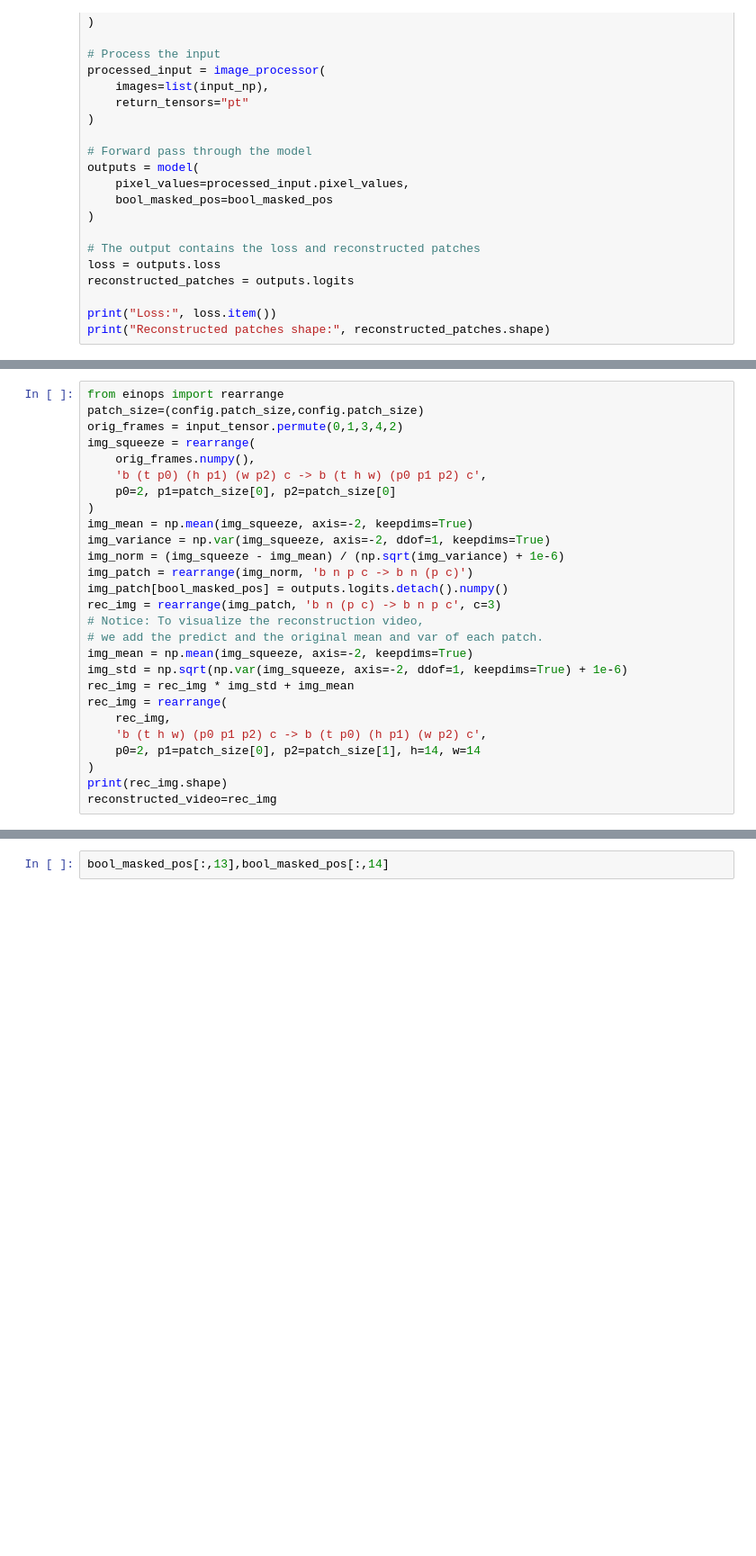
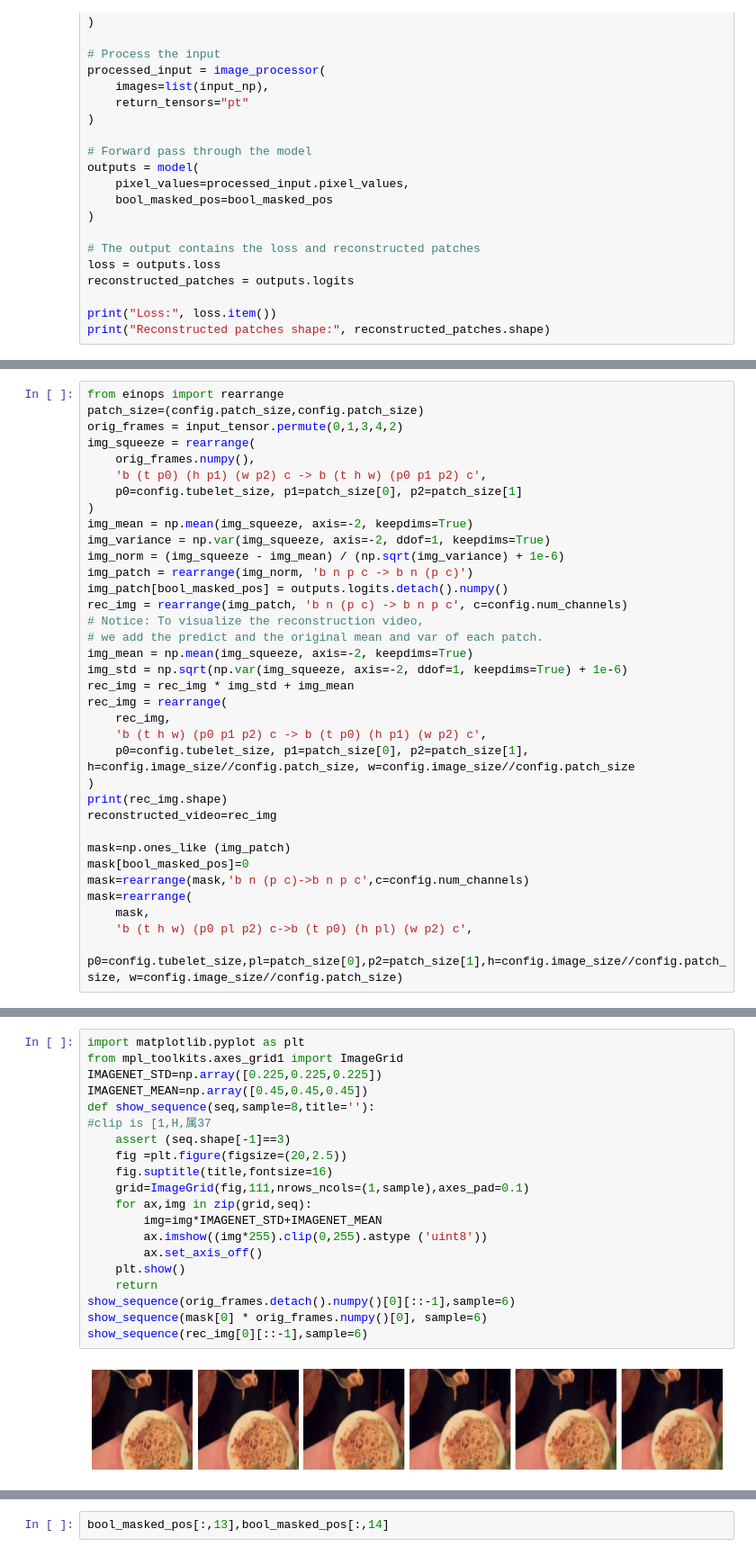
Before and after one commit to jinyuanyu/ViT2STInterp, a Jupyter notebook: VideoMAE.ipynb, the cells around one changed output, grey strips where cells are left out. Shown at 90% size. Cells and saved outputs as stored; diff of their text form; blank space fills up the shorter version.

Commit message:
can self-customize image_size

```diff
--- a/VideoMAE.ipynb
+++ b/VideoMAE.ipynb
@@ -211,14 +230,14 @@ orig_frames = input_tensor.permute(0,1,3,4,2)
 img_squeeze = rearrange(
     orig_frames.numpy(),
     'b (t p0) (h p1) (w p2) c -> b (t h w) (p0 p1 p2) c',
-    p0=2, p1=patch_size[0], p2=patch_size[0]
+    p0=config.tubelet_size, p1=patch_size[0], p2=patch_size[1]
 )
 img_mean = np.mean(img_squeeze, axis=-2, keepdims=True)
 img_variance = np.var(img_squeeze, axis=-2, ddof=1, keepdims=True)
 img_norm = (img_squeeze - img_mean) / (np.sqrt(img_variance) + 1e-6)
 img_patch = rearrange(img_norm, 'b n p c -> b n (p c)')
 img_patch[bool_masked_pos] = outputs.logits.detach().numpy()
-rec_img = rearrange(img_patch, 'b n (p c) -> b n p c', c=3)
+rec_img = rearrange(img_patch, 'b n (p c) -> b n p c', c=config.num_channels)
 # Notice: To visualize the reconstruction video,
 # we add the predict and the original mean and var of each patch.
 img_mean = np.mean(img_squeeze, axis=-2, keepdims=True)
@@ -227,8 +246,16 @@ rec_img = rec_img * img_std + img_mean
 rec_img = rearrange(
     rec_img,
     'b (t h w) (p0 p1 p2) c -> b (t p0) (h p1) (w p2) c',
-    p0=2, p1=patch_size[0], p2=patch_size[1], h=14, w=14
+    p0=config.tubelet_size, p1=patch_size[0], p2=patch_size[1], h=config.image_size//config.patch_size, w=config.image_size//config.patch_size
 )
 print(rec_img.shape)
 reconstructed_video=rec_img
+
+mask=np.ones_like (img_patch)
+mask[bool_masked_pos]=0
+mask=rearrange(mask,'b n (p c)->b n p c',c=config.num_channels)
+mask=rearrange(
+    mask,
+    'b (t h w) (p0 pl p2) c->b (t p0) (h pl) (w p2) c',
+    p0=config.tubelet_size,pl=patch_size[0],p2=patch_size[1],h=config.image_size//config.patch_size, w=config.image_size//config.patch_size)
 # %% [output]
@@ -235,0 +263,22 @@ reconstructed_video=rec_img
+# %%
+import matplotlib.pyplot as plt
+from mpl_toolkits.axes_grid1 import ImageGrid
+IMAGENET_STD=np.array([0.225,0.225,0.225])
+IMAGENET_MEAN=np.array([0.45,0.45,0.45])
+def show_sequence(seq,sample=8,title=''):
+#clip is [1,H,属37
+    assert (seq.shape[-1]==3)
+    fig =plt.figure(figsize=(20,2.5))
+    fig.suptitle(title,fontsize=16)
+    grid=ImageGrid(fig,111,nrows_ncols=(1,sample),axes_pad=0.1)
+    for ax,img in zip(grid,seq):
+        img=img*IMAGENET_STD+IMAGENET_MEAN
+        ax.imshow((img*255).clip(0,255).astype ('uint8'))
+        ax.set_axis_off()
+    plt.show()
+    return
+show_sequence(orig_frames.detach().numpy()[0][::-1],sample=6)
+show_sequence(mask[0] * orig_frames.numpy()[0], sample=6)
+show_sequence(rec_img[0][::-1],sample=6)
+# %% [output]
+[figure, added]
```
Also changed, not shown: parts of 6 cells of this notebook.
